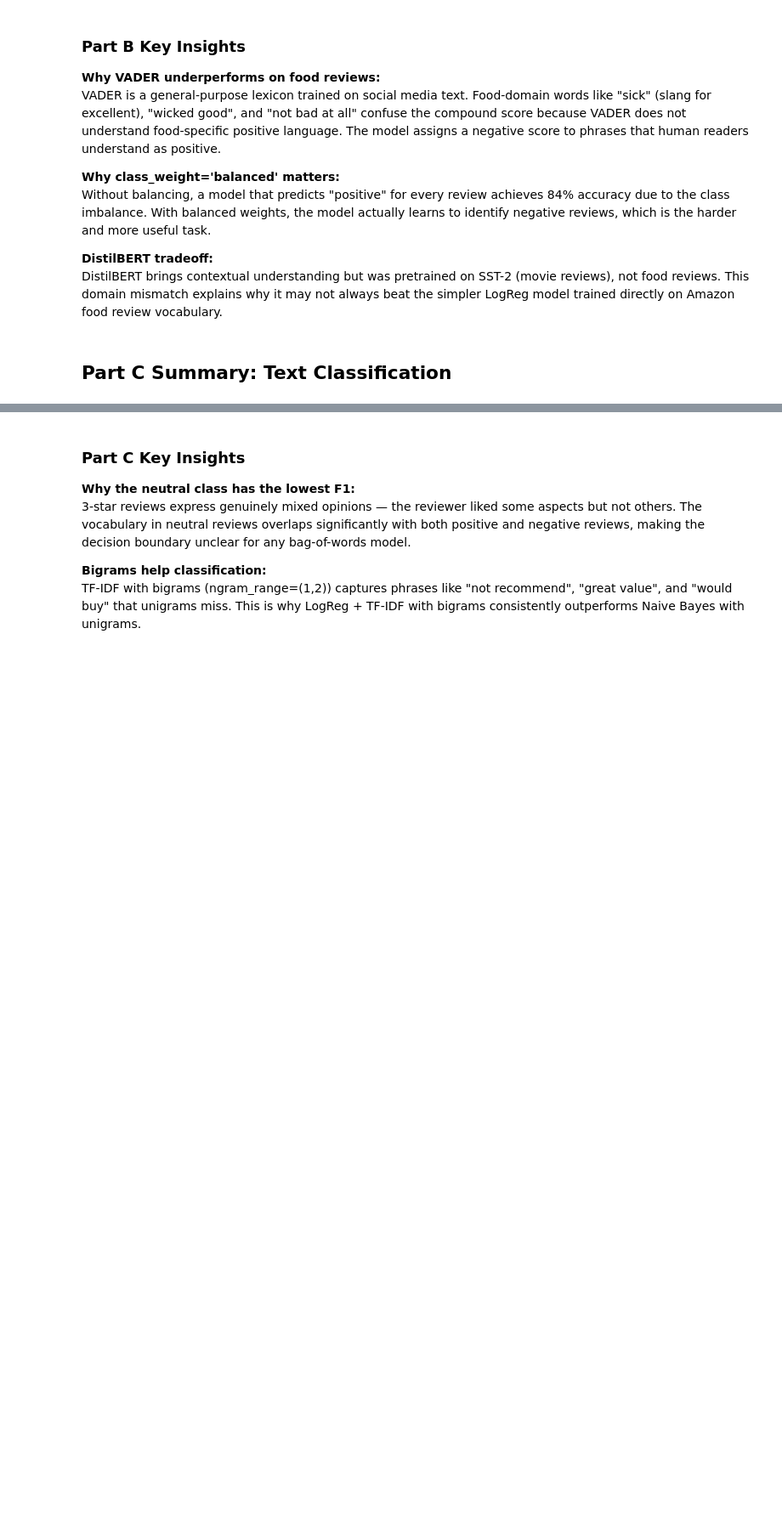
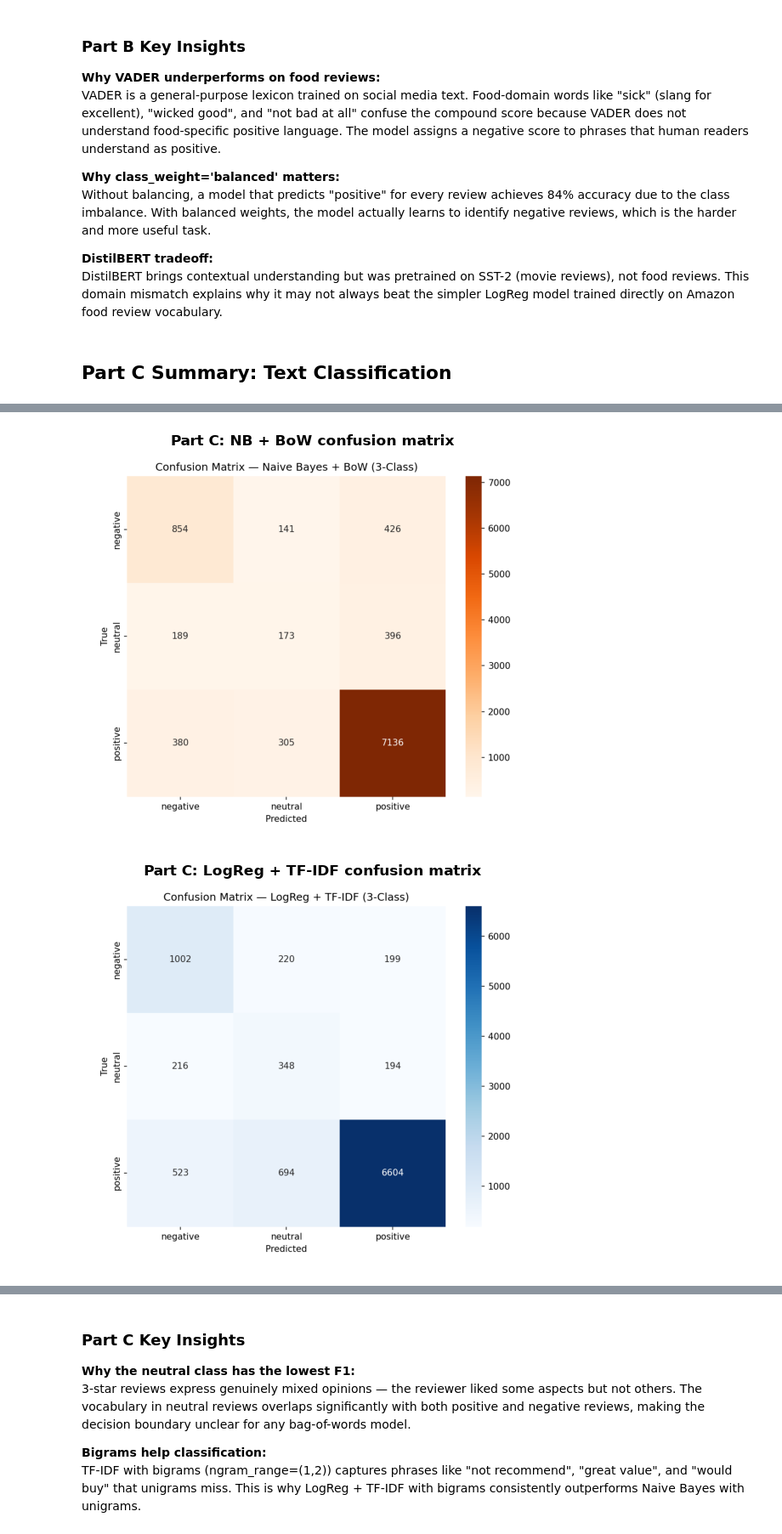
Before and after one commit to devreet-kaur/sentiment-analysis-amazon-nlp, a Jupyter notebook: notebooks/notebook_E_report.ipynb, the cells around one changed output, grey strips where cells are left out. Shown at 85% size. Cells and saved outputs as stored; diff of their text form; code cells hidden in the pictures; blank space fills up the shorter version.

```diff
--- a/notebooks/notebook_E_report.ipynb
+++ b/notebooks/notebook_E_report.ipynb
@@ -174,0 +207,21 @@ Fill in results after running notebook_C_classification.ipynb
+# %%
+# Display Part C plots
+for path, title in [
+    ('../results/plots/confusion_matrix_C_nb.png', 'NB + BoW confusion matrix'),
+    ('../results/plots/confusion_matrix_C_lr.png', 'LogReg + TF-IDF confusion matrix'),
+    ('../results/plots/pr_curves_C.png',           'PR curves (3-class)'),
+    ('../results/plots/f1_by_length_C.png',        'Robustness by review length'),
+]:
+    if os.path.exists(path):
+        img = mpimg.imread(path)
+        plt.figure(figsize=(8, 5))
+        plt.imshow(img)
+        plt.axis('off')
+        plt.title(f'Part C: {title}', fontsize=12, fontweight='bold')
+        plt.tight_layout()
+        plt.show()
+    else:
+        print(f'Not found: {path}')
+# %% [output]
+[figure, added]
+[figure, added]
```
Also changed, not shown: parts of 9 cells of this notebook.
